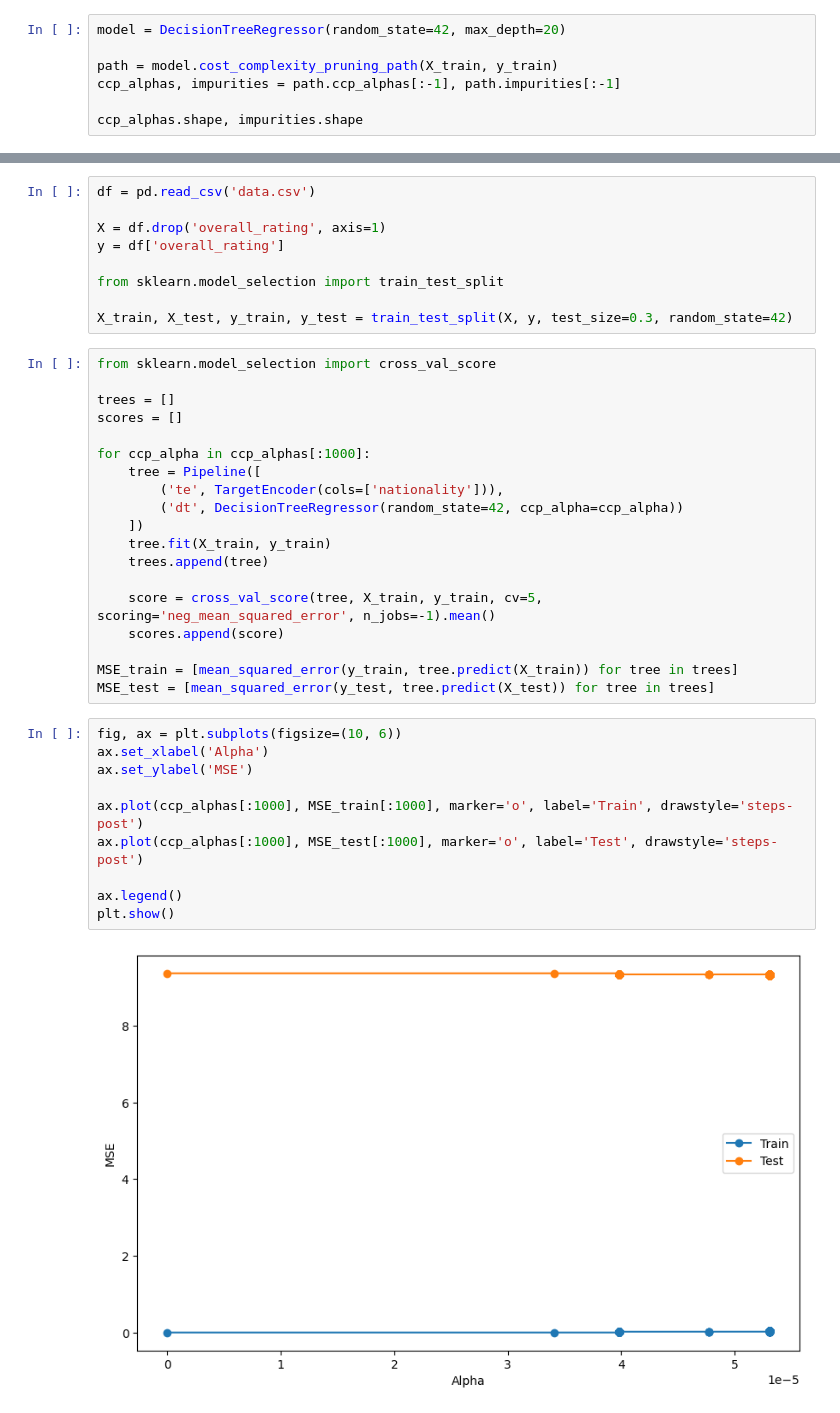
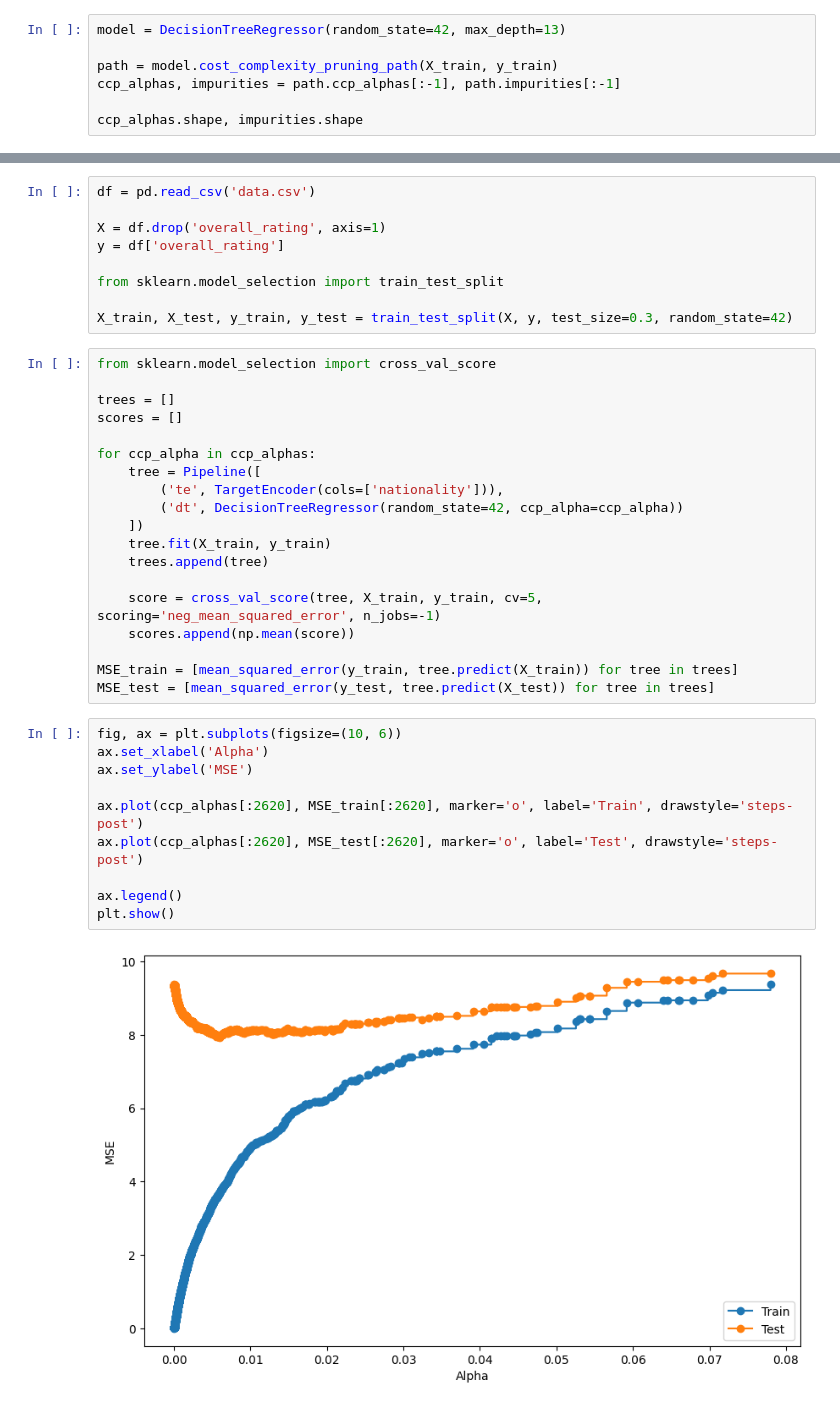
Before and after one commit to nttrung612/Football_Players_Rating_Prediction, a Jupyter notebook: decision_tree.ipynb, the cells around one changed output, grey strips where cells are left out. Cells and saved outputs as stored; diff of their text form.

Commit message:
decision tree update

```diff
--- a/decision_tree.ipynb
+++ b/decision_tree.ipynb
@@ -172,7 +172,7 @@ from sklearn.model_selection import train_test_split
 
 X_train, X_test, y_train, y_test = train_test_split(X, y, test_size=0.3, random_state=42)
 # %%
-model = DecisionTreeRegressor(random_state=42, max_depth=20)
+model = DecisionTreeRegressor(random_state=42, max_depth=13)
 
 path = model.cost_complexity_pruning_path(X_train, y_train)
 ccp_alphas, impurities = path.ccp_alphas[:-1], path.impurities[:-1]
@@ -195,7 +200,7 @@ from sklearn.model_selection import cross_val_score
 trees = []
 scores = []
 
-for ccp_alpha in ccp_alphas[:1000]:
+for ccp_alpha in ccp_alphas:
     tree = Pipeline([
         ('te', TargetEncoder(cols=['nationality'])),
         ('dt', DecisionTreeRegressor(random_state=42, ccp_alpha=ccp_alpha))
@@ -203,23 +208,23 @@ for ccp_alpha in ccp_alphas[:1000]:
     tree.fit(X_train, y_train)
     trees.append(tree)
 
-    score = cross_val_score(tree, X_train, y_train, cv=5, scoring='neg_mean_squared_error', n_jobs=-1).mean()
-    scores.append(score)
+    score = cross_val_score(tree, X_train, y_train, cv=5, scoring='neg_mean_squared_error', n_jobs=-1)
+    scores.append(np.mean(score))
 
 MSE_train = [mean_squared_error(y_train, tree.predict(X_train)) for tree in trees]
 MSE_test = [mean_squared_error(y_test, tree.predict(X_test)) for tree in trees]
 # %%
 fig, ax = plt.subplots(figsize=(10, 6))
 ax.set_xlabel('Alpha')
 ax.set_ylabel('MSE')
 
-ax.plot(ccp_alphas[:1000], MSE_train[:1000], marker='o', label='Train', drawstyle='steps-post')
-ax.plot(ccp_alphas[:1000], MSE_test[:1000], marker='o', label='Test', drawstyle='steps-post')
+ax.plot(ccp_alphas[:2620], MSE_train[:2620], marker='o', label='Train', drawstyle='steps-post')
+ax.plot(ccp_alphas[:2620], MSE_test[:2620], marker='o', label='Test', drawstyle='steps-post')
 
 ax.legend()
 plt.show()
 # %% [output]
-[figure, old version]
+[figure, new version]
 # %%
 fig, ax = plt.subplots(figsize=(10, 6))
 ax.set_xlabel('Alpha')
```
Also changed, not shown: parts of 26 cells of this notebook, 2 other files.
